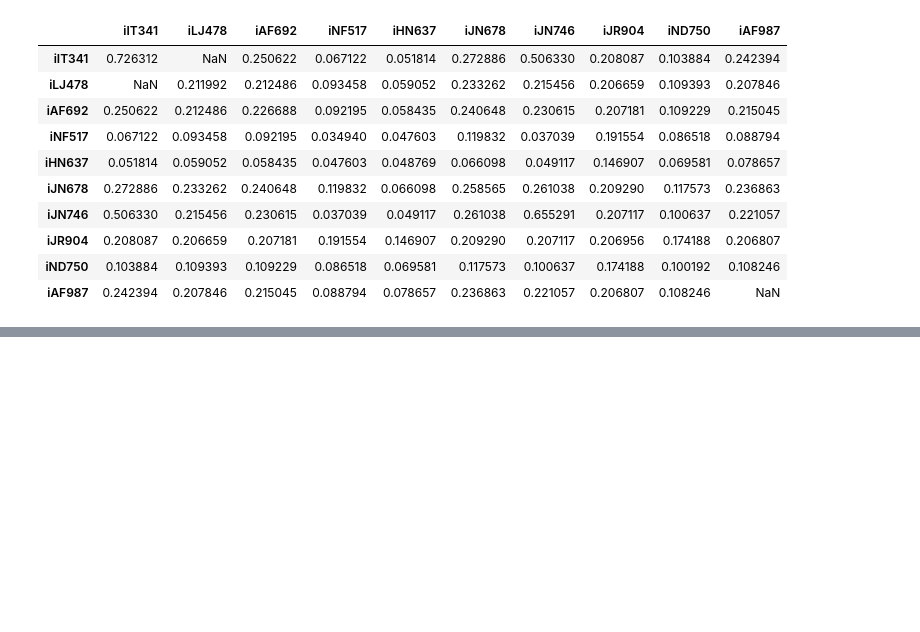
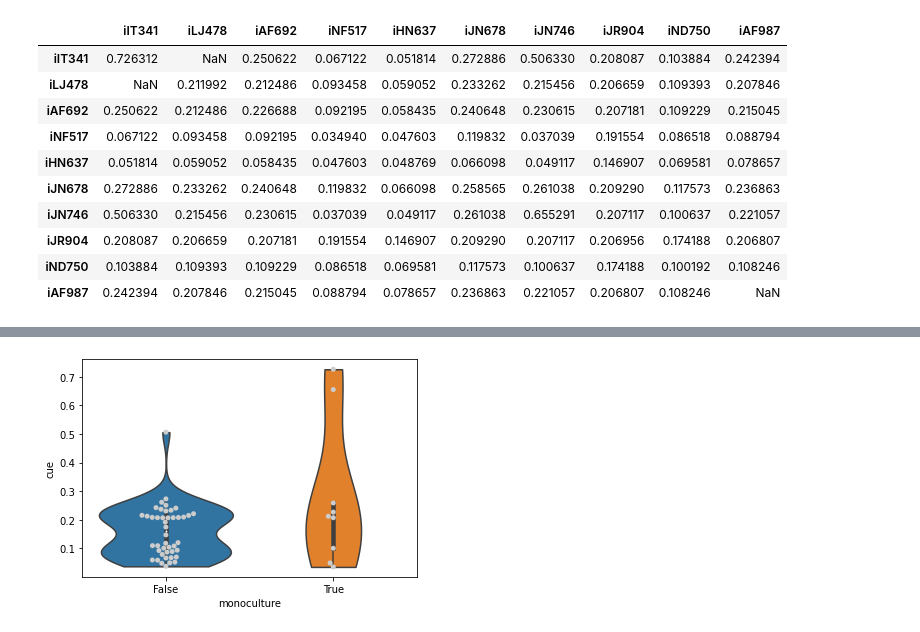
Before and after one commit to michaelsilverstein/bf571_cue, a Jupyter notebook: MS_CUE.ipynb, the cells around one changed output, grey strips where cells are left out. Cells and saved outputs as stored; diff of their text form; code cells hidden in the pictures; blank space fills up the shorter version.

```diff
--- a/MS_CUE.ipynb
+++ b/MS_CUE.ipynb
@@ -136,0 +202,9 @@ cue_df
+# %%
+"""Distribution of monoculture"""
+derep_cue['monoculture'] = derep_cue.id1.eq(derep_cue.id2)
+kwargs = {'x': 'monoculture', 'y': 'cue', 'data': derep_cue}
+sns.violinplot(**kwargs, cut=0)
+sns.swarmplot(**kwargs, color='.8')
+plt.show()
+# %% [output]
+[figure, added]
```
Also changed, not shown: parts of 6 cells of this notebook.
